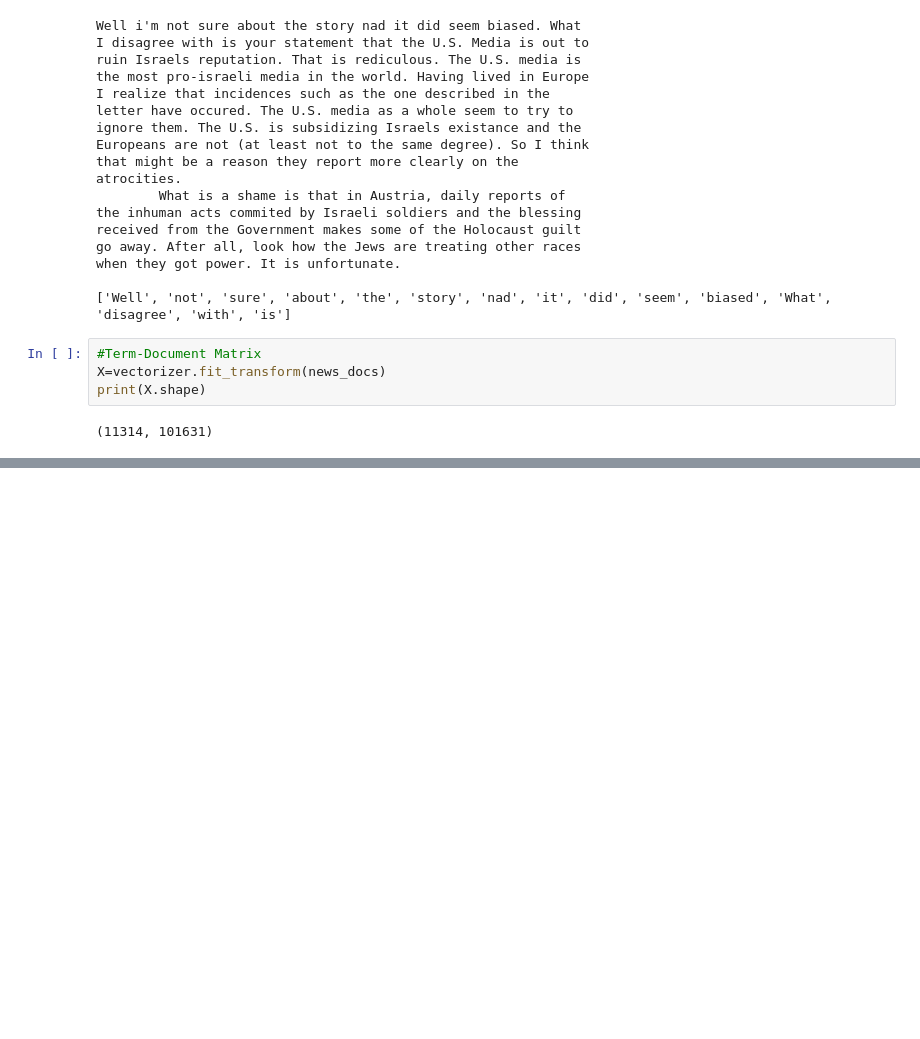
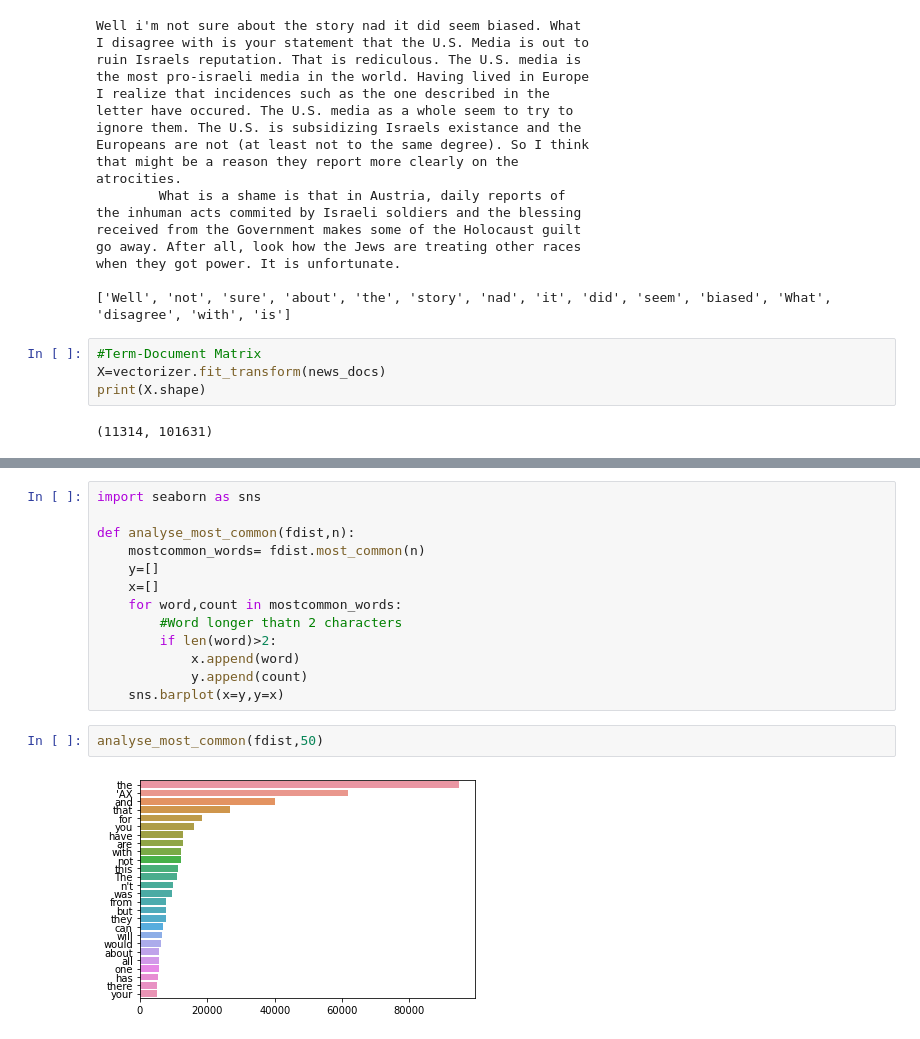
Before and after one commit to id4thomas/nlp_building_blocks, a Jupyter notebook: analysis/eda_text_statistics.ipynb, the cells around one changed output, grey strips where cells are left out. Drawn from its saved outputs; the diff is of its cells as text; blank space fills up the shorter version.

```diff
--- a/analysis/eda_text_statistics.ipynb
+++ b/analysis/eda_text_statistics.ipynb
@@ -151,0 +206,17 @@ print(X.shape)
+# %%
+import seaborn as sns
+
+def analyse_most_common(fdist,n):
+    mostcommon_words= fdist.most_common(n)
+    y=[]
+    x=[]
+    for word,count in mostcommon_words:
+        #Word longer thatn 2 characters
+        if len(word)>2:
+            x.append(word)
+            y.append(count)
+    sns.barplot(x=y,y=x)
+# %%
+analyse_most_common(fdist,50)
+# %% [output]
+[figure, added]
```
Also changed, not shown: parts of 8 cells of this notebook, 14 other files.
